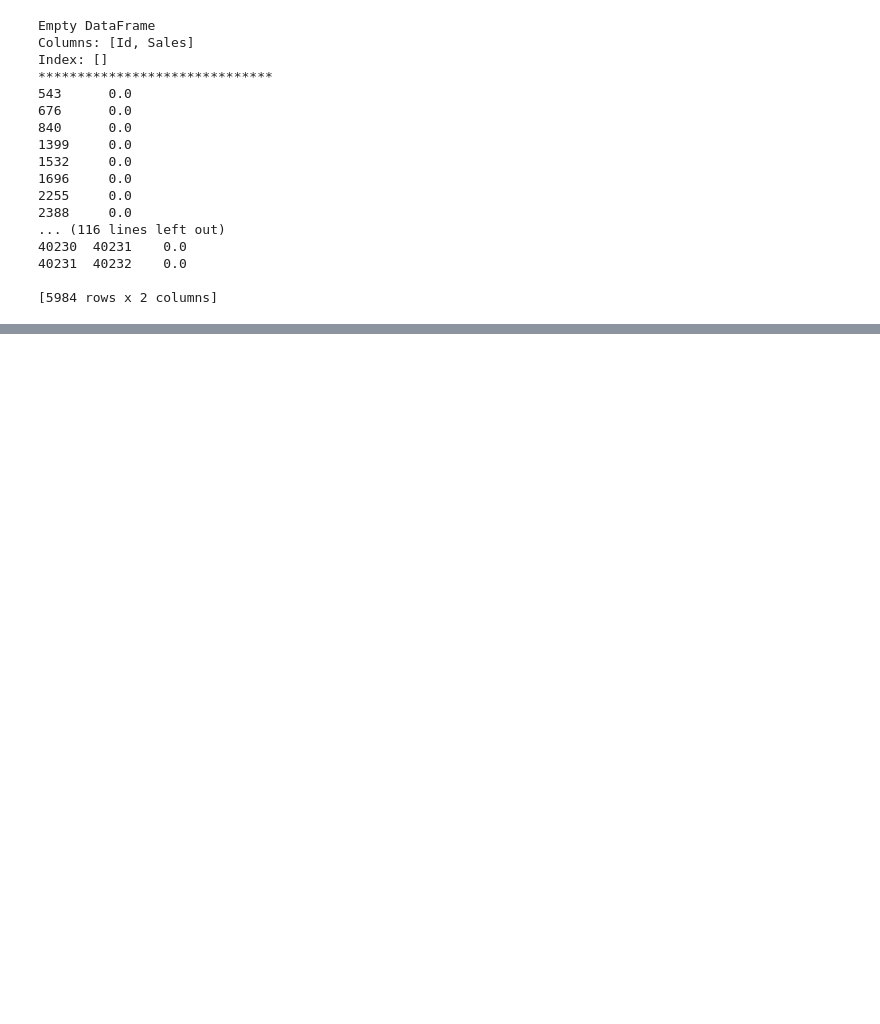
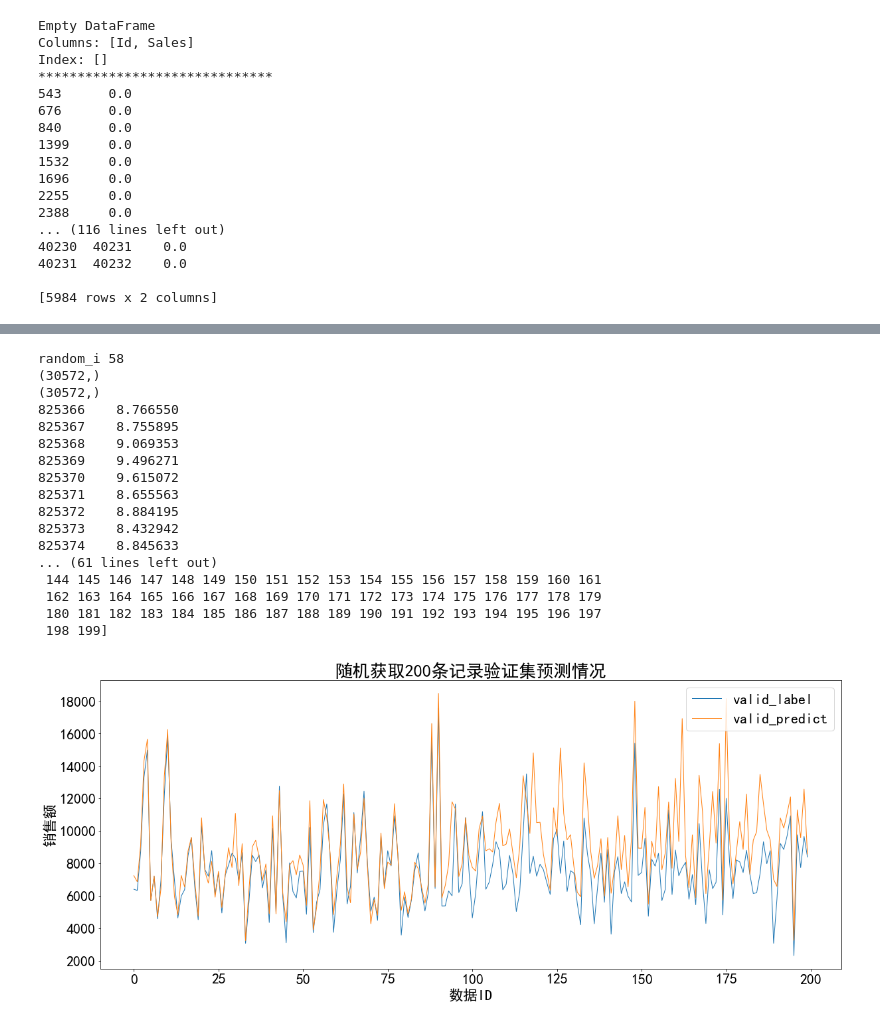
Before and after one commit to hahajing123/learning_p7, a Jupyter notebook: rossmann_sales.ipynb, the cells around one changed output, grey strips where cells are left out. Drawn from its saved outputs; the diff is of its cells as text; code cells hidden in the pictures; blank space fills up the shorter version.

```diff
--- a/rossmann_sales.ipynb
+++ b/rossmann_sales.ipynb
@@ -683,0 +736,41 @@ print(result.loc[(result['Id']==41088)])
+# %%
+#从验证集合
+import random
+#print(type(X_valid_sales))
+random_i = random.randint(0,150)
+data_size = 200
+print("random_i",random_i)
+print(X_valid_sales.shape)
+print(y_pre.shape)
+#print(y_pre[random_i*data_size:(random_i+1)*data_size])
+print(y_valid[random_i*data_size:(random_i+1)*data_size])
+fig = plt.figure(figsize=(20,8))
+x_index = np.arange(200)
+print(x_index)
+plt.plot(x_index,X_valid_sales[random_i*data_size:(random_i+1)*data_size],linewidth = 1,label = 'valid_label')
+plt.legend()
+plt.plot(x_index,np.expm1(y_pre[random_i*data_size:(random_i+1)*data_size]),linewidth = 1,label = 'valid_predict')
+plt.legend()
+plt.title('随机获取200条记录验证集预测情况')
+plt.xlabel('数据ID')
+plt.ylabel('销售额')
+plt.savefig('predict_1.jpg')
+# %% [output]
+random_i 58
+(30572,)
+(30572,)
+825366    8.766550
+825367    8.755895
+825368    9.069353
+825369    9.496271
+825370    9.615072
+825371    8.655563
+825372    8.884195
+825373    8.432942
+825374    8.845633
+... (61 lines left out)
+ 144 145 146 147 148 149 150 151 152 153 154 155 156 157 158 159 160 161
+ 162 163 164 165 166 167 168 169 170 171 172 173 174 175 176 177 178 179
+ 180 181 182 183 184 185 186 187 188 189 190 191 192 193 194 195 196 197
+ 198 199]
+[figure, added]
```
Also changed, not shown: parts of 15 cells of this notebook, 2 other files.
